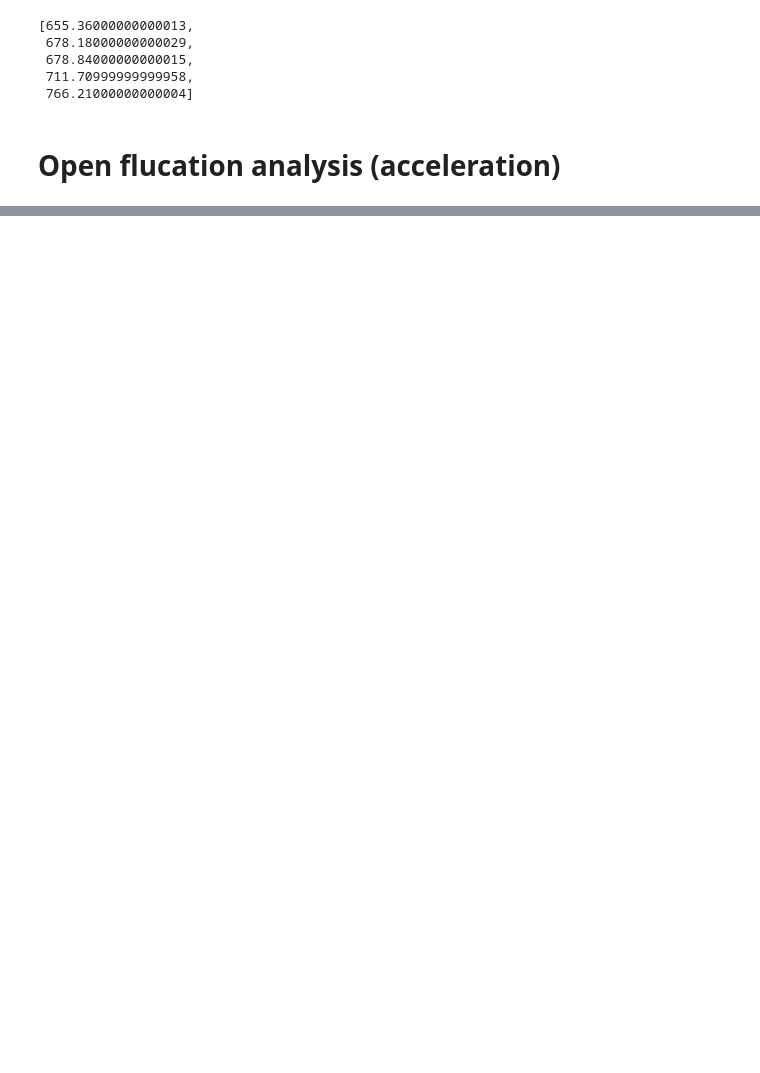
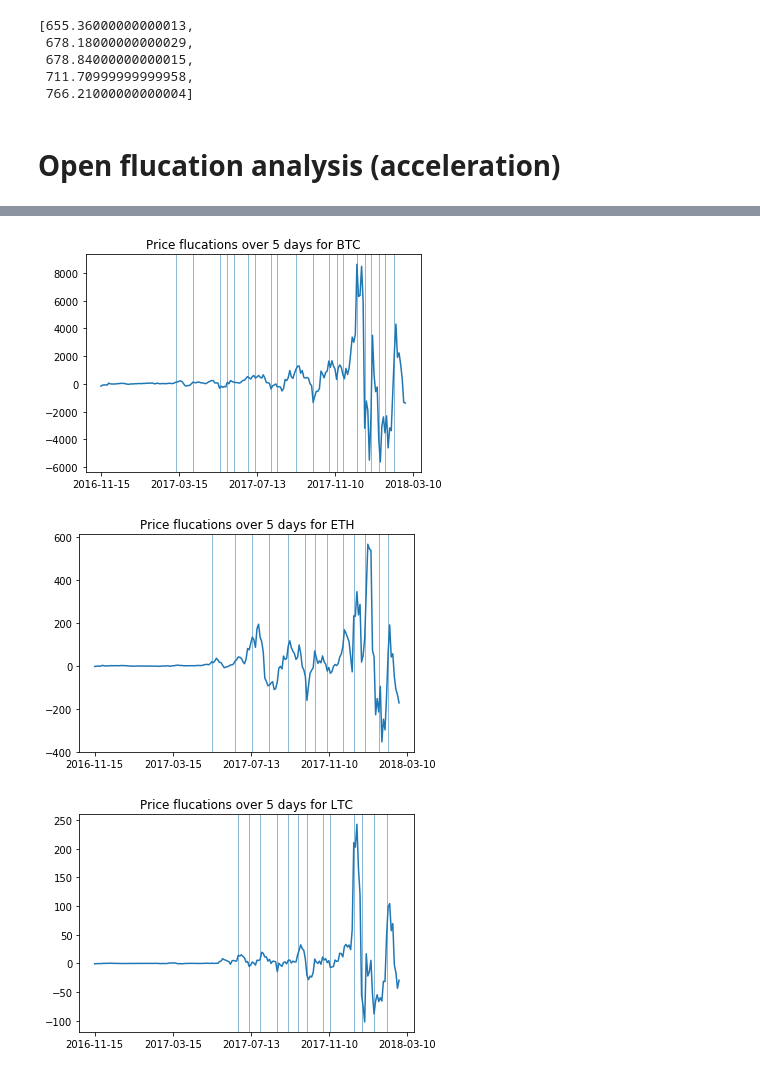
Before and after one commit to mhorton20916/project_one, a Jupyter notebook: crypto_comparison.ipynb, the cells around one changed output, grey strips where cells are left out. Saved outputs shown, nothing was run; the diff lists cells and outputs as text; code cells hidden in the pictures; blank space fills up the shorter version.

```diff
--- a/crypto_comparison.ipynb
+++ b/crypto_comparison.ipynb
@@ -168,0 +280,73 @@ plt.show()
+# %%
+# Setting additional limits to cut down on noise by only looking at changes after a period of relative stability
+
+btc_lim = 100
+eth_lim = 15
+ltc_lim = 5
+recent_change_lim=3
+
+recent_change_count=0
+
+btc_event_index_list = list()
+eth_event_index_list = list()
+ltc_event_index_list = list()
+
+
+num_ticks = 5
+
+inv_ticks = int(len(btc_df['Date'])/num_ticks)
+
+xlist = [i for i in range(len(sign_changes_btc_normalized))]
+
+fig, ax = plt.subplots()
+plt.plot(btc_differences)
+for x in xlist:
+    if recent_change_count >= recent_change_lim:
+        if sign_changes_btc_normalized[x]==1 and (btc_differences[x]>btc_lim or btc_differences[x]<-btc_lim):
+            plt.axvline(x=x,linewidth=0.5)
+            recent_change_count=0
+            btc_event_index_list.append(x)
+        else:
+            recent_change_count += 1
+    else:
+        recent_change_count += 1
+plt.title('Price flucations over %s days for BTC'%str(step))
+plt.xticks([i for i in range(num_ticks)],[btc_df['Date'][inv_ticks*i] for i in range(num_ticks+1)])
+ax.xaxis.set_major_locator(ticker.MaxNLocator(num_ticks))
+plt.show()
+fig, ax = plt.subplots()
+plt.plot(eth_differences)
+for x in xlist:
+    if recent_change_count >= recent_change_lim:
+        if sign_changes_eth_normalized[x]==1 and (eth_differences[x]>eth_lim or eth_differences[x]<-eth_lim):
+            plt.axvline(x=x,linewidth=0.5)
+            recent_change_count=0
+            eth_event_index_list.append(x)
+        else:
+            recent_change_count += 1
+    else:
+        recent_change_count += 1
+plt.title('Price flucations over %s days for ETH'%str(step))
+plt.xticks([i for i in range(num_ticks)],[eth_df['Date'][inv_ticks*i] for i in range(num_ticks+1)])
+ax.xaxis.set_major_locator(ticker.MaxNLocator(num_ticks))
+plt.show()
+fig, ax = plt.subplots()
+plt.plot(ltc_differences)
+for x in xlist:
+    if recent_change_count >= recent_change_lim:
+        if sign_changes_ltc_normalized[x]==1 and (ltc_differences[x]>ltc_lim or ltc_differences[x]<-ltc_lim):
+            plt.axvline(x=x,linewidth=0.5)
+            recent_change_count=0
+            ltc_event_index_list.append(x)
+        else:
+            recent_change_count += 1
+    else:
+        recent_change_count += 1
+plt.title('Price flucations over %s days for LTC'%str(step))
+plt.xticks([i for i in range(num_ticks)],[ltc_df['Date'][inv_ticks*i] for i in range(num_ticks+1)])
+ax.xaxis.set_major_locator(ticker.MaxNLocator(num_ticks))
+plt.show()
+# %% [output]
+[figure, added]
+[figure, added]
+[figure, added]
```
Also changed, not shown: parts of 15 cells of this notebook, 7 other files.
